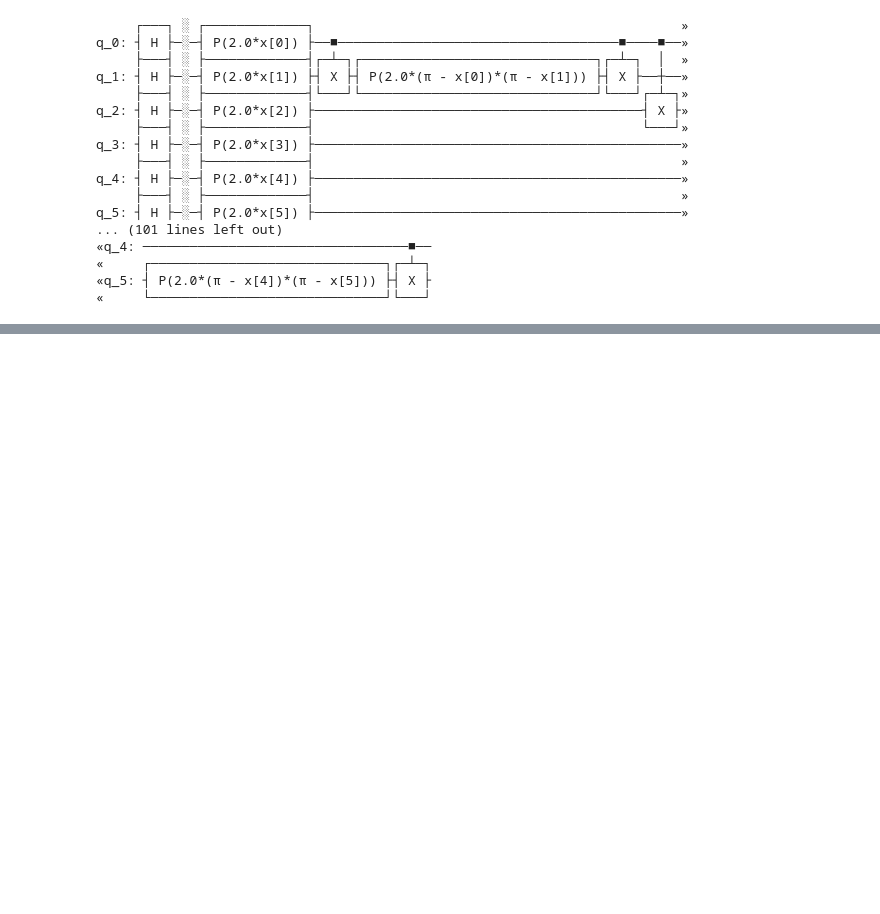
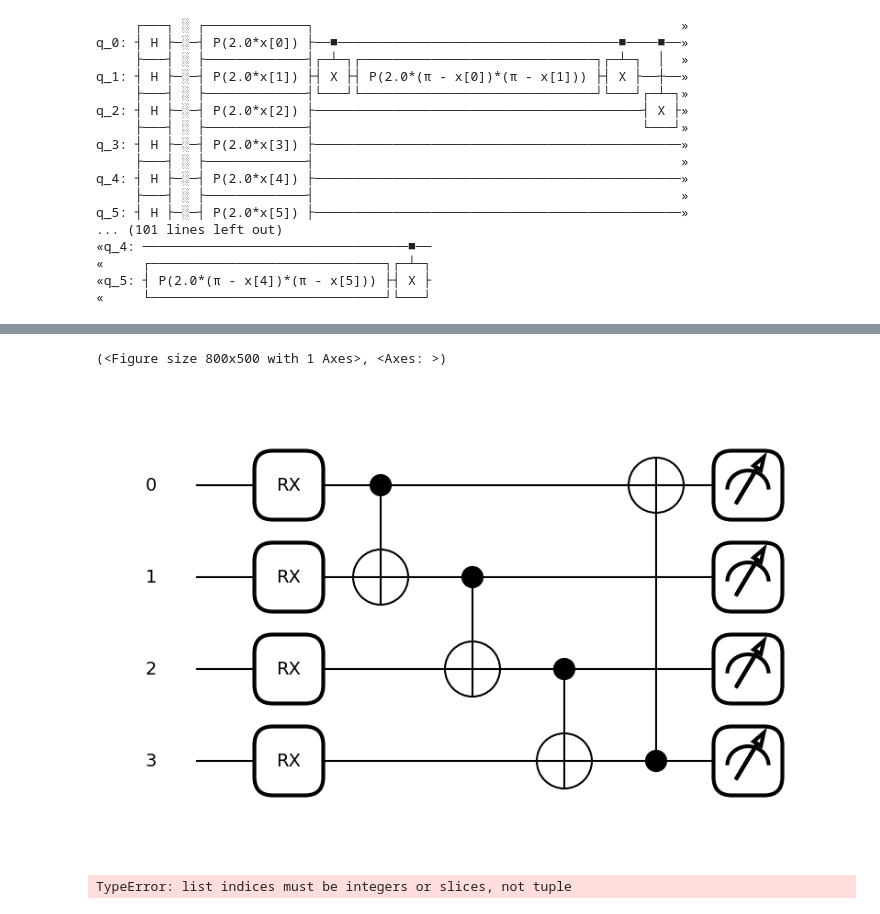
Before and after one commit to luccasmarim/qiskit, a Jupyter notebook: quantum-transfer-learning.ipynb, the cells around one changed output, grey strips where cells are left out. Cells and saved outputs as stored; diff of their text form; code cells hidden in the pictures; blank space fills up the shorter version.

```diff
--- a/quantum-transfer-learning.ipynb
+++ b/quantum-transfer-learning.ipynb
@@ -415,0 +563,59 @@ q_5: ┤ H ├─░─┤ P(2.0*x[5]) ├────────────
+# %%
+import pennylane as qml
+from math import pi
+
+n_wires = 3
+dev = qml.device('default.qubit', wires=n_wires)
+
+@qml.qnode(dev)
+def circuit(init_weights, weights):
+    qml.SimplifiedTwoDesign(initial_layer_weights=init_weights, weights=weights, wires=range(n_wires))
+    return [qml.expval(qml.PauliZ(wires=i)) for i in range(n_wires)]
+
+init_weights = [pi, pi, pi]
+weights_layer1 = [[0., pi],
+                  [0., pi]]
+weights_layer2 = [[pi, 0.],
+                  [pi, 0.]]
+weights = [weights_layer1, weights_layer2]
+# %%
+import pennylane as qml
+from math import pi
+
+n_wires = 4
+dev = qml.device('default.qubit', wires=n_wires)
+
+@qml.qnode(dev)
+def circuit(weights):
+    qml.BasicEntanglerLayers(weights=weights, wires=range(n_wires))
+    return [qml.expval(qml.PauliZ(wires=i)) for i in range(n_wires)]
+
+
+print(qml.draw_mpl(circuit, expansion_strategy="device")([[pi,pi,pi,pi]]))
+# %% [output]
+(<Figure size 800x500 with 1 Axes>, <Axes: >)
+[figure, added]
+# %%
+import pennylane as qml
+from math import pi
+
+n_wires = 3
+dev = qml.device('default.qubit', wires=n_wires)
+
+@qml.qnode(dev)
+def circuit(init_weights, weights):
+    qml.SimplifiedTwoDesign(initial_layer_weights=init_weights, weights=weights, wires=range(n_wires))
+    return [qml.expval(qml.PauliZ(wires=i)) for i in range(n_wires)]
+
+a = 0.
+init_weights = [pi, pi, pi]
+weights_layer1 = [[a, pi],
+                  [a, pi]]
+weights_layer2 = [[pi, a]
+                  [pi, a]]
+weights = [weights_layer1, weights_layer2]
+
+fig, ax = qml.draw_mpl(circuit)(init_weights,weights)
+fig.show()
+# %% [output]
+TypeError: list indices must be integers or slices, not tuple
```
Also changed, not shown: parts of 9 cells of this notebook.
